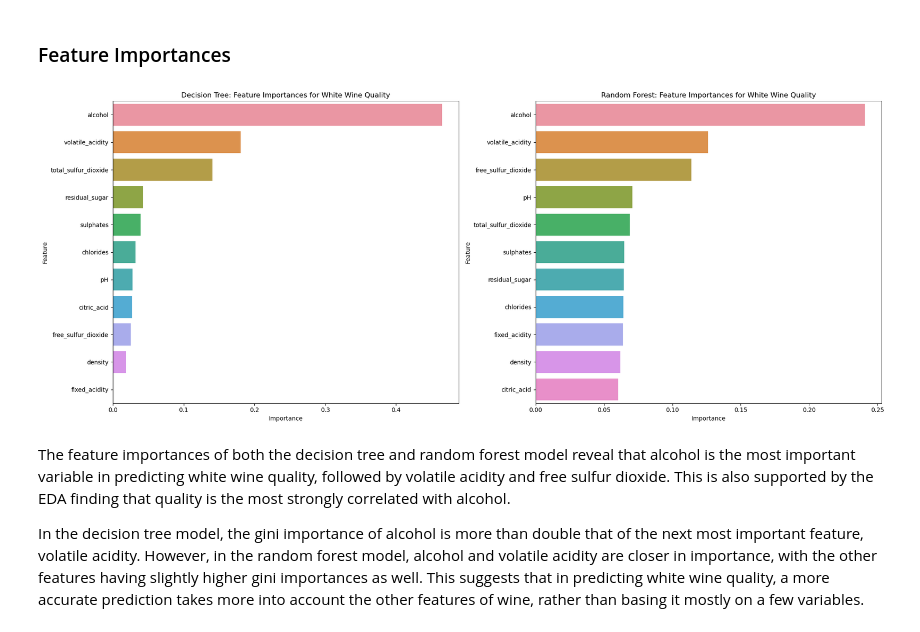
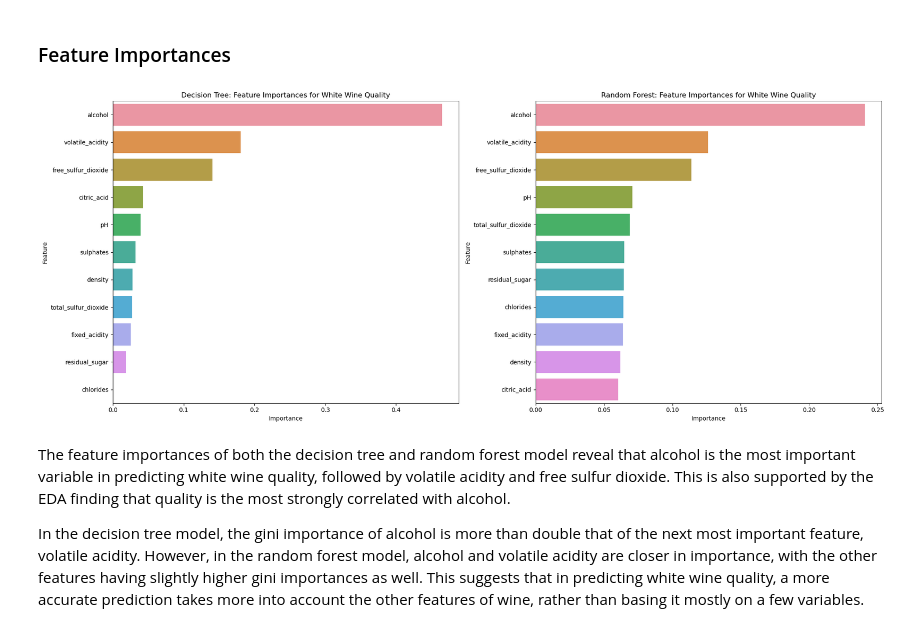
Before and after one commit to kellyytian/Data-Science-Projects, a Jupyter notebook: White Wine Quality Prediction/White Wine Quality Prediction.ipynb, the cells around one changed output. Saved outputs shown, nothing was run; the diff lists cells and outputs as text; code cells hidden in the pictures.

```diff
--- a/White Wine Quality Prediction/White Wine Quality Prediction.ipynb
+++ b/White Wine Quality Prediction/White Wine Quality Prediction.ipynb
@@ -556,20 +556,20 @@ rf_importances = rf_importances.sort_values(by='gini_importance', ascending=Fals
 # %%
 #plot feature importances
 fig, ax = plt.subplots(1, 2, figsize=(20,8))
 
-sns.barplot(data=tree_importances, x="gini_importance", y=tree1_importances.index, orient='h', ax=ax[0])
+sns.barplot(data=tree_importances, x="gini_importance", y=tree_importances.index, orient='h', ax=ax[0])
 ax[0].set_title("Decision Tree: Feature Importances for White Wine Quality", fontsize=12)
 ax[0].set_ylabel("Feature")
 ax[0].set_xlabel("Importance")
 
 sns.barplot(data=rf_importances, x="gini_importance", y=rf_importances.index, orient='h', ax=ax[1])
 ax[1].set_title("Random Forest: Feature Importances for White Wine Quality", fontsize=12)
 ax[1].set_ylabel("Feature")
 ax[1].set_xlabel("Importance")
 
 plt.tight_layout()
 # %% [output]
-[figure, old version]
+[figure, new version]
 # %% [markdown]
 The feature importances of both the decision tree and random forest model reveal that alcohol is the most important variable in predicting white wine quality, followed by volatile acidity and free sulfur dioxide. This is also supported by the EDA finding that quality is the most strongly correlated with alcohol.
 
```
